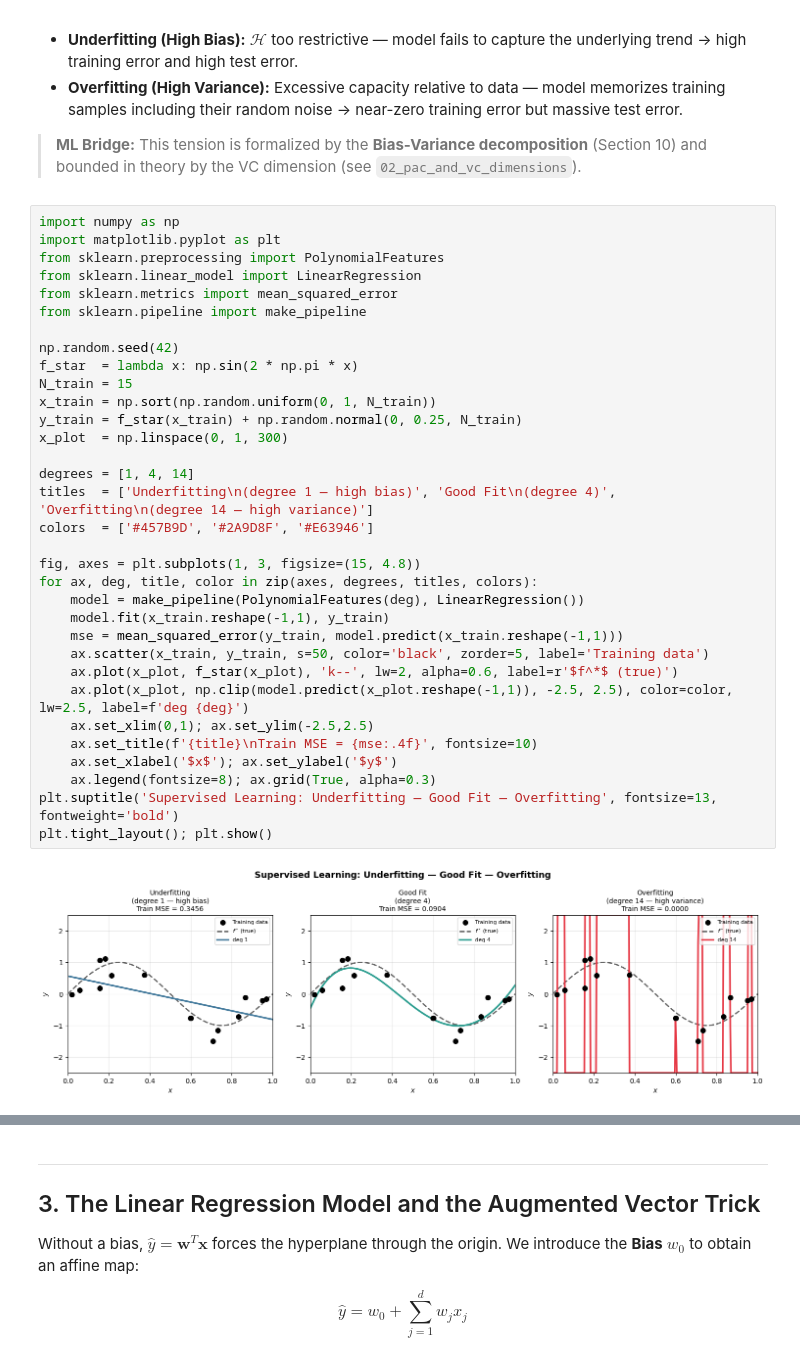
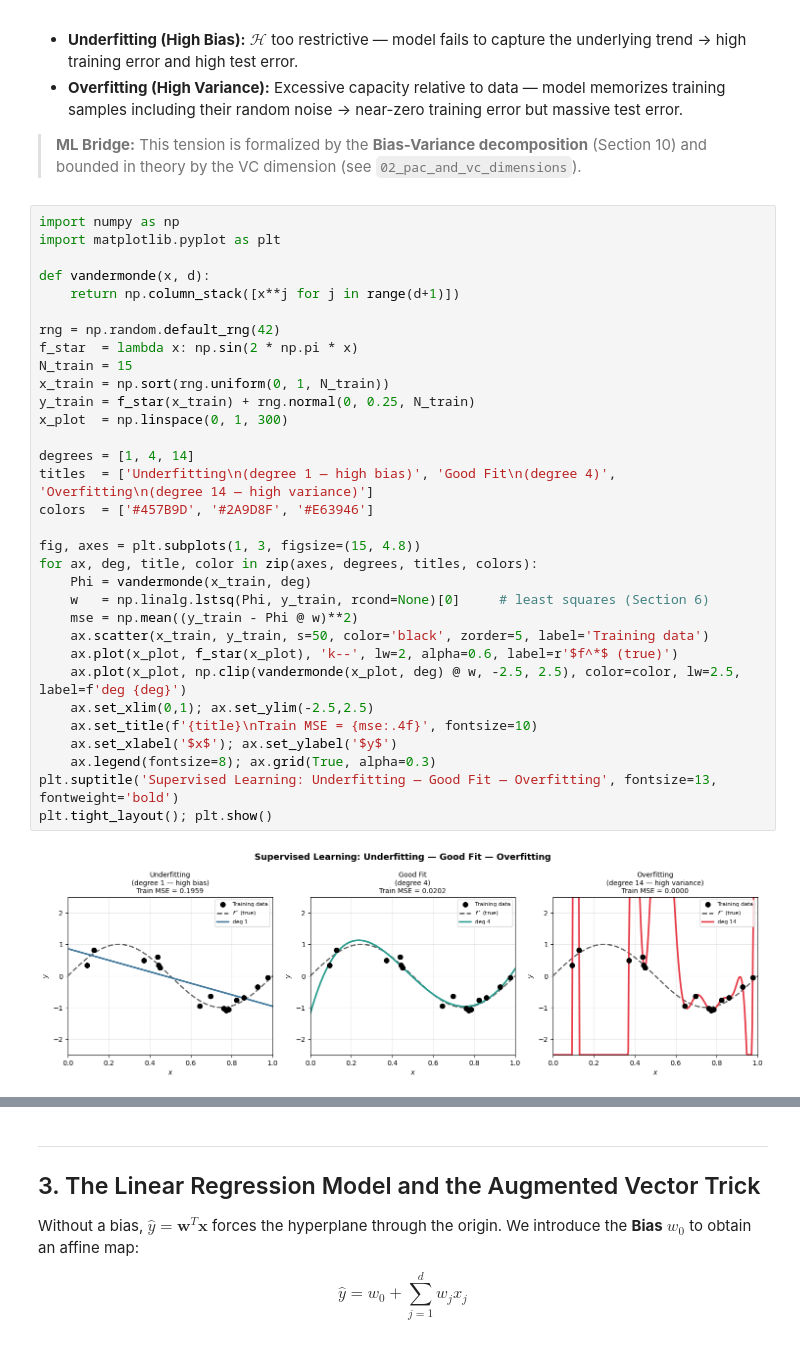
Before and after one commit to matteoguerrucci7-max/Machine-Learning, a Jupyter notebook: 06_linear_regression.ipynb, the cells around one changed output, grey strips where cells are left out. Saved outputs shown, nothing was run; the diff lists cells and outputs as text.

```diff
--- a/06_linear_regression.ipynb
+++ b/06_linear_regression.ipynb
@@ -64,38 +65,37 @@ $$\mathcal{D} = \{(\mathbf{x}_i, y_i)\}_{i=1}^N$$
 # %%
 import numpy as np
 import matplotlib.pyplot as plt
-from sklearn.preprocessing import PolynomialFeatures
-from sklearn.linear_model import LinearRegression
-from sklearn.metrics import mean_squared_error
-from sklearn.pipeline import make_pipeline
 
-np.random.seed(42)
+def vandermonde(x, d):
+    return np.column_stack([x**j for j in range(d+1)])
+
+rng = np.random.default_rng(42)
 f_star  = lambda x: np.sin(2 * np.pi * x)
 N_train = 15
-x_train = np.sort(np.random.uniform(0, 1, N_train))
-y_train = f_star(x_train) + np.random.normal(0, 0.25, N_train)
+x_train = np.sort(rng.uniform(0, 1, N_train))
+y_train = f_star(x_train) + rng.normal(0, 0.25, N_train)
 x_plot  = np.linspace(0, 1, 300)
 
 degrees = [1, 4, 14]
 titles  = ['Underfitting\n(degree 1 — high bias)', 'Good Fit\n(degree 4)', 'Overfitting\n(degree 14 — high variance)']
 colors  = ['#457B9D', '#2A9D8F', '#E63946']
 
 fig, axes = plt.subplots(1, 3, figsize=(15, 4.8))
 for ax, deg, title, color in zip(axes, degrees, titles, colors):
-    model = make_pipeline(PolynomialFeatures(deg), LinearRegression())
-    model.fit(x_train.reshape(-1,1), y_train)
-    mse = mean_squared_error(y_train, model.predict(x_train.reshape(-1,1)))
+    Phi = vandermonde(x_train, deg)
+    w   = np.linalg.lstsq(Phi, y_train, rcond=None)[0]     # least squares (Section 6)
+    mse = np.mean((y_train - Phi @ w)**2)
     ax.scatter(x_train, y_train, s=50, color='black', zorder=5, label='Training data')
     ax.plot(x_plot, f_star(x_plot), 'k--', lw=2, alpha=0.6, label=r'$f^*$ (true)')
-    ax.plot(x_plot, np.clip(model.predict(x_plot.reshape(-1,1)), -2.5, 2.5), color=color, lw=2.5, label=f'deg {deg}')
+    ax.plot(x_plot, np.clip(vandermonde(x_plot, deg) @ w, -2.5, 2.5), color=color, lw=2.5, label=f'deg {deg}')
     ax.set_xlim(0,1); ax.set_ylim(-2.5,2.5)
     ax.set_title(f'{title}\nTrain MSE = {mse:.4f}', fontsize=10)
     ax.set_xlabel('$x$'); ax.set_ylabel('$y$')
     ax.legend(fontsize=8); ax.grid(True, alpha=0.3)
 plt.suptitle('Supervised Learning: Underfitting — Good Fit — Overfitting', fontsize=13, fontweight='bold')
 plt.tight_layout(); plt.show()
 # %% [output]
-[figure, old version]
+[figure, new version]
 # %% [markdown]
 ---
 ## 2. Generative Assumption: The Role of Gaussian Noise
```
Also changed, not shown: parts of 29 cells of this notebook, 6 other files.
